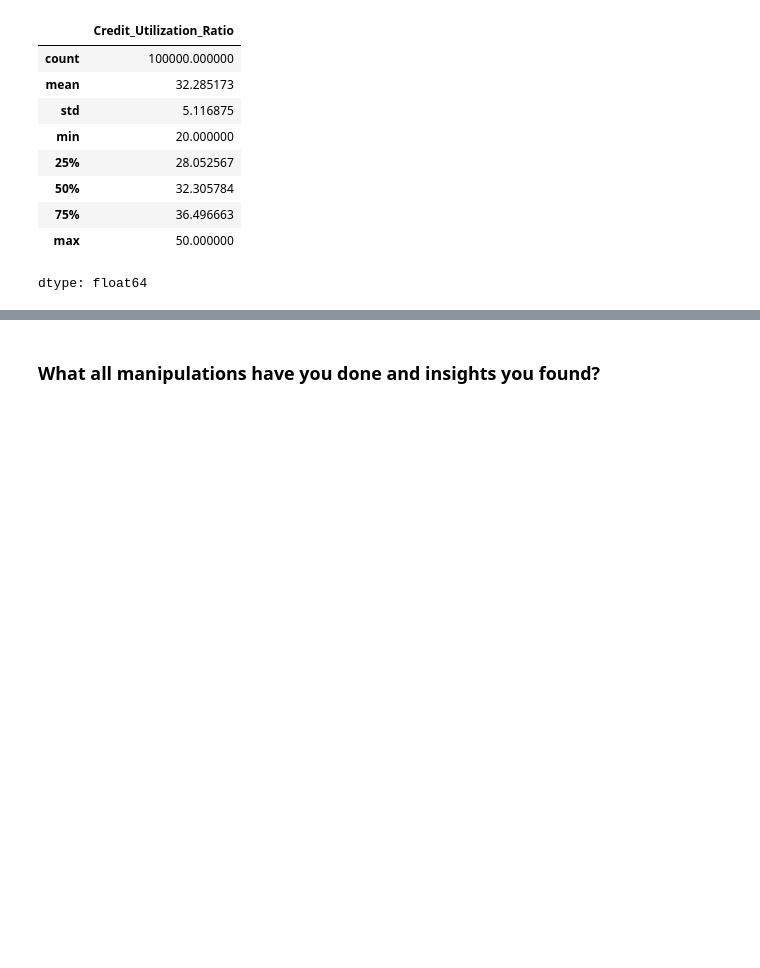
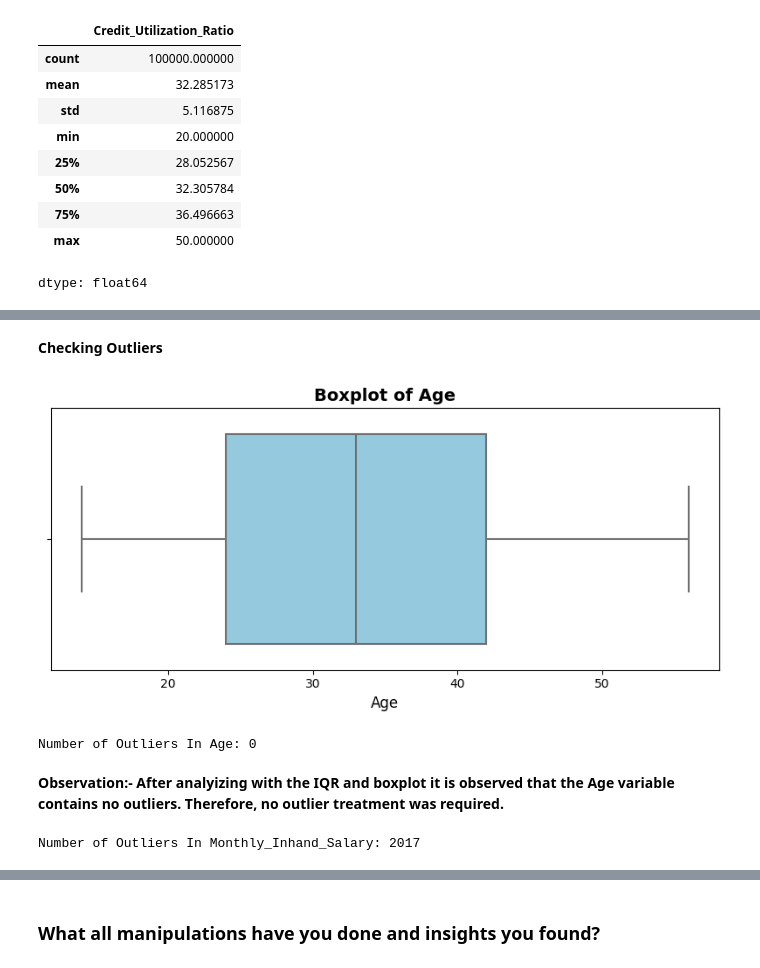
Before and after one commit to Shuvam-2000/Paisa-Bazar-Bank-Fraud-Analysis, a Jupyter notebook: Paisa_Bazar_Bank_Fraud_Analysis.ipynb, the cells around one changed output, grey strips where cells are left out. Cells and saved outputs as stored; diff of their text form; code cells hidden in the pictures; blank space fills up the shorter version.

Commit message:
feat: - checked and treated the outliers - checked for inconsistent categorical values - checked for impossible combinations

```diff
--- a/Paisa_Bazar_Bank_Fraud_Analysis.ipynb
+++ b/Paisa_Bazar_Bank_Fraud_Analysis.ipynb
@@ -481,0 +491,47 @@ dtype: float64
+# %% [markdown]
+**Checking Outliers**
+# %%
+# plotting a boxplot to check for outliers in Age
+plt.figure(figsize=(8, 4))
+
+sns.boxplot(x=data_copy['Age'], color='skyblue', linewidth=1.5)
+
+plt.title("Boxplot of Age", fontsize=14, fontweight='bold')
+plt.xlabel("Age", fontsize=12)
+
+plt.tight_layout()
+plt.show()
+# %% [output]
+[figure, added]
+# %%
+# calculating the IQR and the upper_bound and the lower_bound for age
+Q1 = data_copy['Age'].quantile(0.25)
+Q3 = data_copy['Age'].quantile(0.75)
+
+IQR = Q3 - Q1
+
+lower_bound = Q1 - 1.5 * IQR
+upper_bound = Q3 + 1.5 * IQR
+
+outliers = data_copy[(data_copy['Age'] < lower_bound) | (data_copy['Age'] > upper_bound)]
+
+print("Number of Outliers In Age:", outliers.shape[0])
+# %% [output]
+Number of Outliers In Age: 0
+# %% [markdown]
+**Observation:- After analyizing with the IQR and boxplot it is observed that the Age variable contains no outliers. Therefore, no outlier treatment was required.**
+# %%
+# calculating the IQR and the upper_bound and the lower_bound for monthly_income
+Q1 = data_copy['Monthly_Inhand_Salary'].quantile(0.25)
+Q3 = data_copy['Monthly_Inhand_Salary'].quantile(0.75)
+
+IQR = Q3 - Q1
+
+lower_bound = Q1 - 1.5 * IQR
+upper_bound = Q3 + 1.5 * IQR
+
+outliers = data_copy[(data_copy['Monthly_Inhand_Salary'] < lower_bound) | (data_copy['Monthly_Inhand_Salary'] > upper_bound)]
+
+print("Number of Outliers In Monthly_Inhand_Salary:", outliers.shape[0])
+# %% [output]
+Number of Outliers In Monthly_Inhand_Salary: 2017
```
Also changed, not shown: parts of 40 cells of this notebook.
